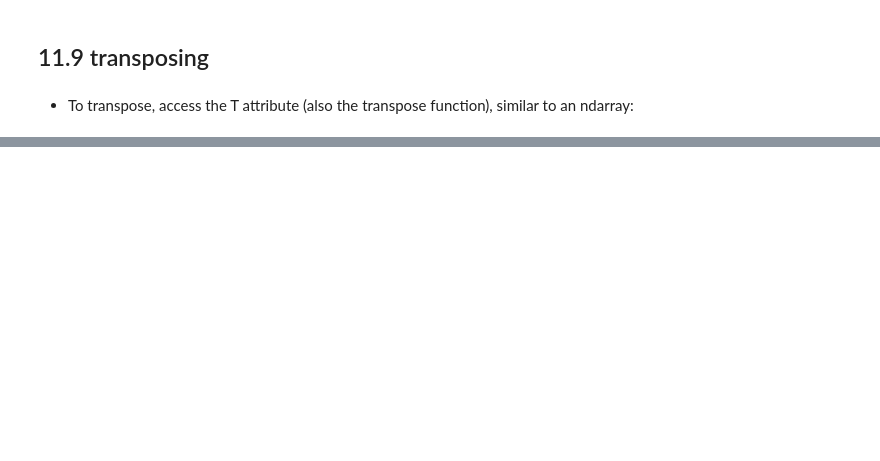
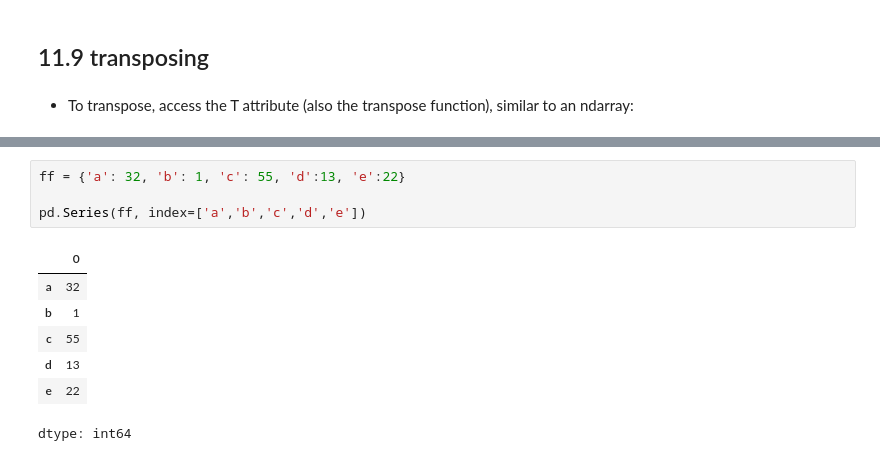
Before and after one commit to IAT-ExploringAI-2025/Week1-Intro-to-Python, a Jupyter notebook: Introduction_to_Python.ipynb, the cells around one changed output, grey strips where cells are left out. Saved outputs shown, nothing was run; the diff lists cells and outputs as text; blank space fills up the shorter version.

```diff
--- a/Introduction_to_Python.ipynb
+++ b/Introduction_to_Python.ipynb
@@ -1343,0 +1484,12 @@ df[:4].T
+# %%
+ff = {'a': 32, 'b': 1, 'c': 55, 'd':13, 'e':22}
+
+pd.Series(ff, index=['a','b','c','d','e'])
+# %% [output]
+|  | 0 |
+| a | 32 |
+| b | 1 |
+| c | 55 |
+| d | 13 |
+| e | 22 |
+dtype: int64
```
Also changed, not shown: parts of 45 cells of this notebook.
